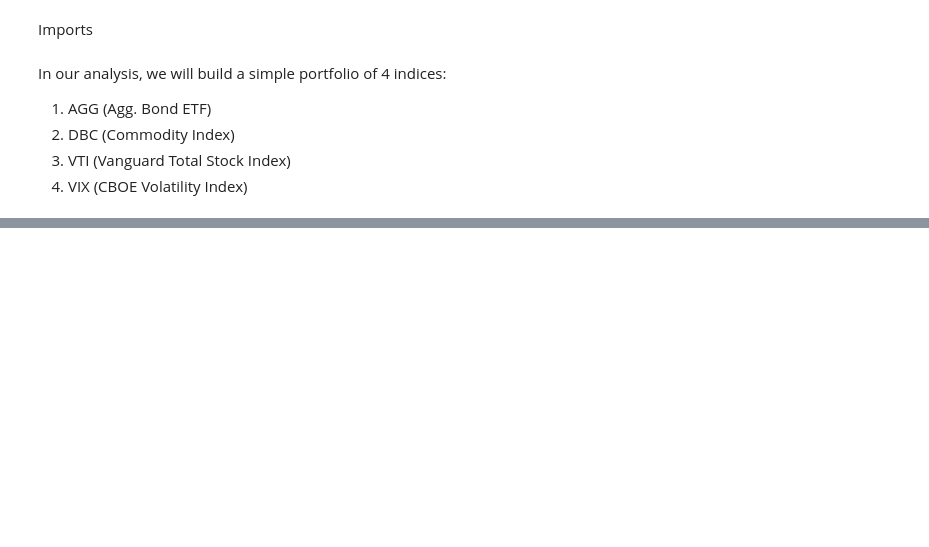
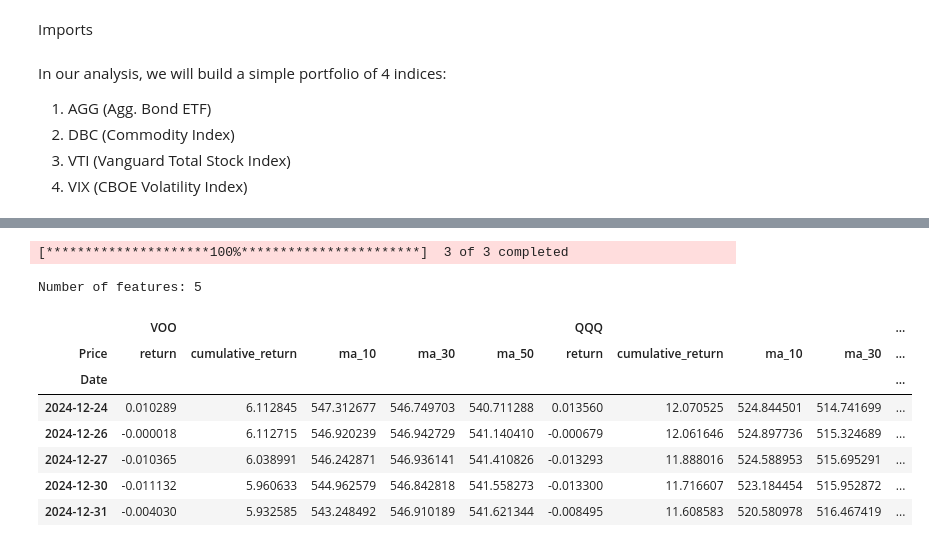
Before and after one commit to jkrue242/PortfolioOptimization, a Jupyter notebook: portfolio_optimiztion.ipynb, the cells around one changed output, grey strips where cells are left out. Cells and saved outputs as stored; diff of their text form; code cells hidden in the pictures; blank space fills up the shorter version.

Commit message:
initial training for transformer

```diff
--- a/portfolio_optimiztion.ipynb
+++ b/portfolio_optimiztion.ipynb
@@ -245,0 +39,14 @@ See `sharpe.py` for details
+# %%
+# constants for dataset and training stuff
+ETFS = ["VOO","QQQ","GLD"]
+N_TICKERS = len(ETFS)
+
+SAMPLE_DAYS = 50
+ROLLING_AVGS = [10, 30, 50]
+BATCH_SIZE = 64
+START_DATE = '2010-01-01'
+END_DATE ='2025-01-01'
+
+# try to use cuda for training
+DEVICE = torch.device("cuda" if torch.cuda.is_available() else "cpu")
+print(f"Running notebook on {DEVICE}")
@@ -245,0 +60,36 @@ See `sharpe.py` for details
+# %%
+ticker_df = yf.download(ETFS, start=START_DATE, end=END_DATE, group_by='ticker', auto_adjust=True)
+features = []
+for e in ETFS:
+  data = ticker_df[e].copy()
+
+  # returns features
+  data['return'] = data['Close'].pct_change().fillna(0)
+  data['cumulative_return'] = (1 + data['return']).cumprod() - 1
+
+  # rolling average feature
+  for i in ROLLING_AVGS:
+    data[f"ma_{i}"] = data['Close'].rolling(i).mean().fillna(method='bfill')
+
+  # build up feature list
+  features.append(data[['return'] + ['cumulative_return'] + [f"ma_{i}" for i in ROLLING_AVGS]])
+
+data = pd.concat(features, axis=1, keys=ETFS).dropna()
+N_FEATURES = len(data.columns)//N_TICKERS
+# %% [output]
+[*********************100%***********************]  3 of 3 completed
+# %%
+print(f"Number of features: {N_FEATURES}")
+# %% [output]
+Number of features: 5
+# %%
+data.tail()
+# %% [output]
+|  | VOO |  |  |  |  | QQQ |  |  |  | ... |
+| Price | return | cumulative_return | ma_10 | ma_30 | ma_50 | return | cumulative_return | ma_10 | ma_30 | ... |
+| Date |  |  |  |  |  |  |  |  |  | ... |
+| 2024-12-24 | 0.010289 | 6.112845 | 547.312677 | 546.749703 | 540.711288 | 0.013560 | 12.070525 | 524.844501 | 514.741699 | ... |
+| 2024-12-26 | -0.000018 | 6.112715 | 546.920239 | 546.942729 | 541.140410 | -0.000679 | 12.061646 | 524.897736 | 515.324689 | ... |
+| 2024-12-27 | -0.010365 | 6.038991 | 546.242871 | 546.936141 | 541.410826 | -0.013293 | 11.888016 | 524.588953 | 515.695291 | ... |
+| 2024-12-30 | -0.011132 | 5.960633 | 544.962579 | 546.842818 | 541.558273 | -0.013300 | 11.716607 | 523.184454 | 515.952872 | ... |
+| 2024-12-31 | -0.004030 | 5.932585 | 543.248492 | 546.910189 | 541.621344 | -0.008495 | 11.608583 | 520.580978 | 516.467419 | ... |
```
Also changed, not shown: parts of 41 cells of this notebook.
